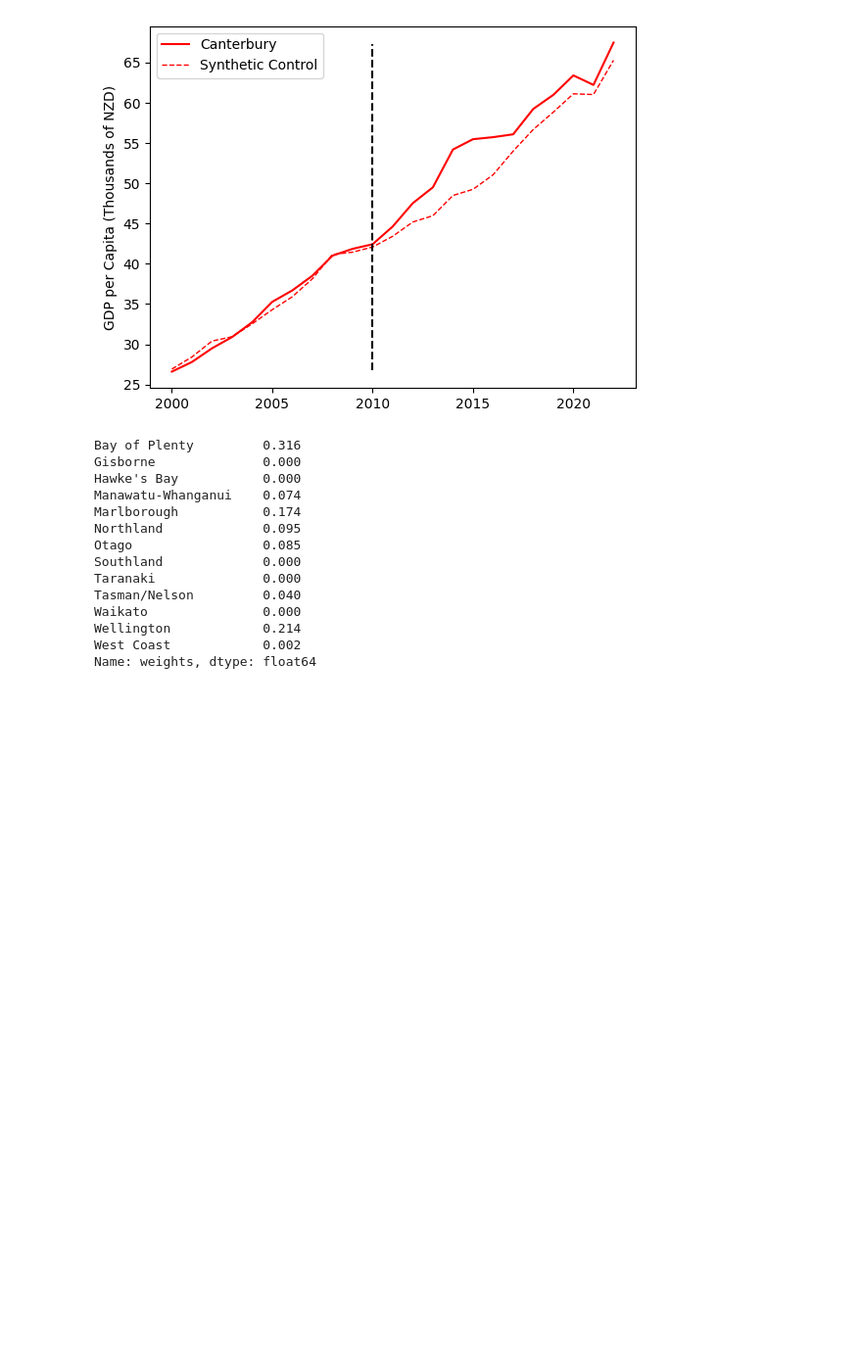
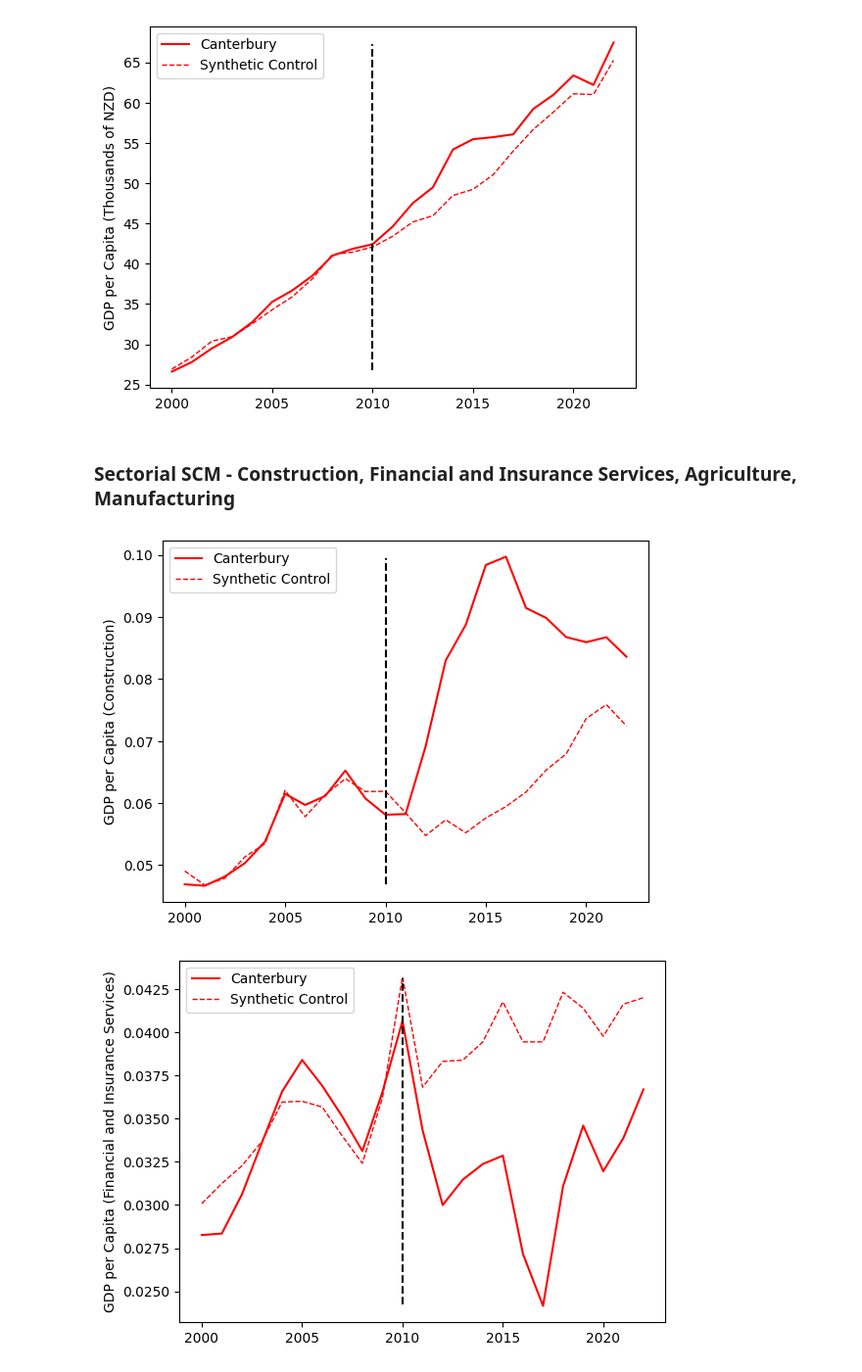
Before and after one commit to diodz/dpl-earthquakes, a Jupyter notebook: notebooks/Canterbury SCM.ipynb, the cells around one changed output. Shown at 98% size. Saved outputs shown, nothing was run; the diff lists cells and outputs as text; code cells hidden in the pictures; blank space fills up the shorter version.

Commit message:
added sectorial scm

```diff
--- a/notebooks/Canterbury SCM.ipynb
+++ b/notebooks/Canterbury SCM.ipynb
@@ -287,20 +286,49 @@ synth_jacknife.fit(dataprep=dataprep, optim_method="Nelder-Mead", optim_initial=
 nz_res = util.synth_plot_nz(synth_jacknife, time_period=range(2000, 2023), treatment_time=2010, filename='nz_jacknife.png')
 # %% [output]
 [figure]
-# %%
-synth_jacknife.weights()
-# %% [output]
-Bay of Plenty         0.316
-Gisborne              0.000
-Hawke's Bay           0.000
-Manawatu-Whanganui    0.074
-Marlborough           0.174
-Northland             0.095
-Otago                 0.085
-Southland             0.000
-Taranaki              0.000
-Tasman/Nelson         0.040
-Waikato               0.000
-Wellington            0.214
-West Coast            0.002
-Name: weights, dtype: float64
+# %% [markdown]
+### Sectorial SCM - Construction, Financial and Insurance Services, Agriculture, Manufacturing
+# %%
+df = nz_util.clean_data_for_synthetic_control()
+df['Tertiary Share'] = df['Tertiary'] / df['Population']
+
+sectors_to_analyze = ["Construction", "Financial and Insurance Services", "Agriculture", "Manufacturing"]
+for variable in sectors_to_analyze:
+    predictors_lst = [var for var in nz_util.SECTORIAL_GDP_VARIABLES if var != variable]
+    dataprep = Dataprep(
+        foo=df,
+        predictors=predictors_lst,
+        predictors_op="mean",
+        time_predictors_prior=range(2005, 2009),
+        special_predictors=[
+            ("GDP per capita", range(2005, 2009), "mean"),
+            ("Tertiary Share", range(2008, 2009), "mean")
+        ],
+        dependent=variable,
+        unit_variable="Region",
+        time_variable="Year",
+        treatment_identifier="Canterbury",
+        controls_identifier=[
+            "Auckland",
+            "Bay of Plenty",
+            "Gisborne",
+            "Hawke's Bay",
+            "Manawatu-Whanganui",
+            "Marlborough",
+            "Northland",
+            "Otago",
+            "Southland",
+            "Taranaki",
+            "Tasman/Nelson",
+            "Waikato",
+            "Wellington",
+            "West Coast"
+        ],
+        time_optimize_ssr=range(2000, 2009),
+    )
+    synth = Synth()
+    synth.fit(dataprep=dataprep, optim_method="Nelder-Mead", optim_initial="equal")
+    nz_res = util.synth_plot_sector(synth, time_period=range(2000, 2023), treatment_time=2010, filename=f'nz_scm_{variable}.png', sector=variable)
+# %% [output]
+[figure, added]
+[figure, added]
```
Also changed, not shown: parts of 4 cells of this notebook, 6 other files.
